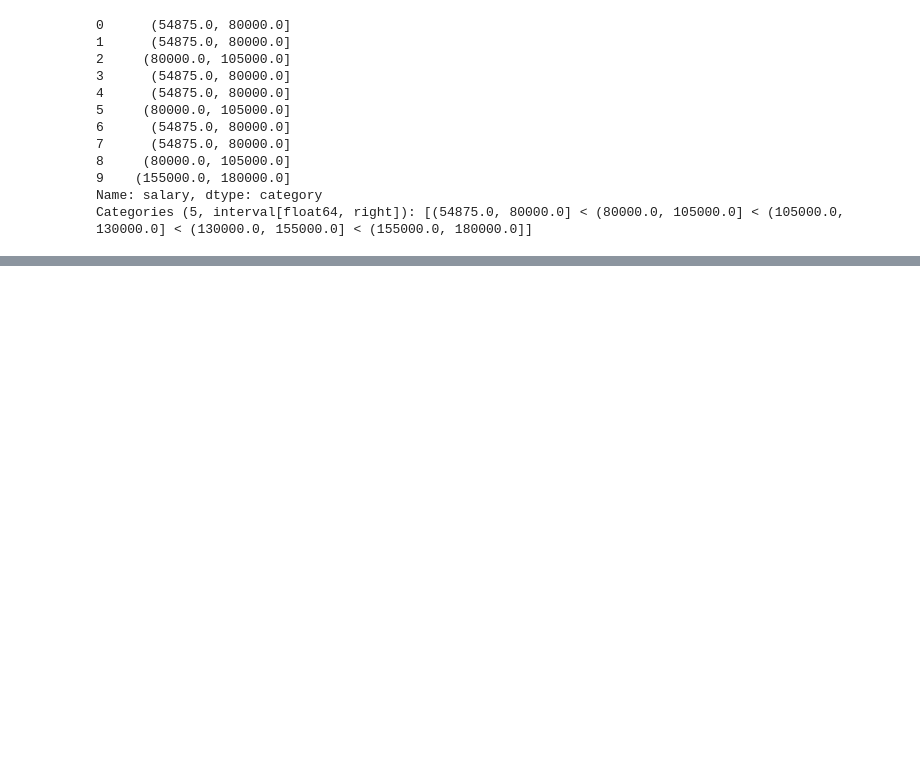
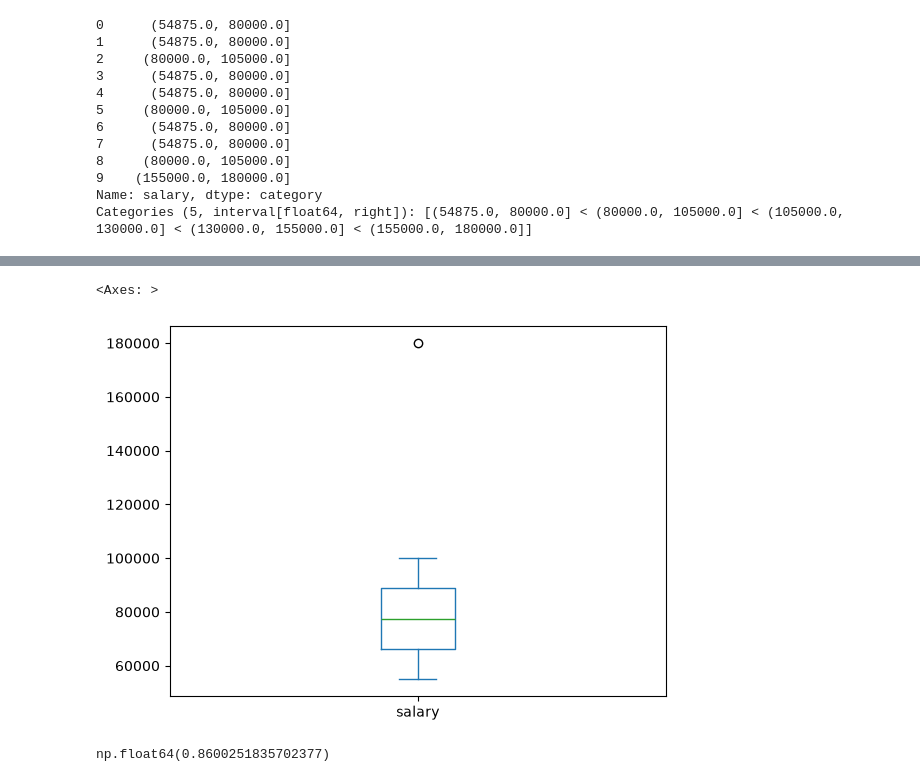
Before and after one commit to anhquang2605/Python-Learning, a Jupyter notebook: day 11.ipynb, the cells around one changed output, grey strips where cells are left out. Saved outputs shown, nothing was run; the diff lists cells and outputs as text; code cells hidden in the pictures; blank space fills up the shorter version.

```diff
--- a/day 11.ipynb
+++ b/day 11.ipynb
@@ -143,0 +171,9 @@ Categories (5, interval[float64, right]): [(54875.0, 80000.0] < (80000.0, 105000
+# %%
+df['salary'].plot(kind='box')
+# %% [output]
+<Axes: >
+[figure, added]
+# %%
+df['experience'].corr(df['salary'])
+# %% [output]
+np.float64(0.8600251835702377)
```
Also changed, not shown: parts of 4 cells of this notebook.
